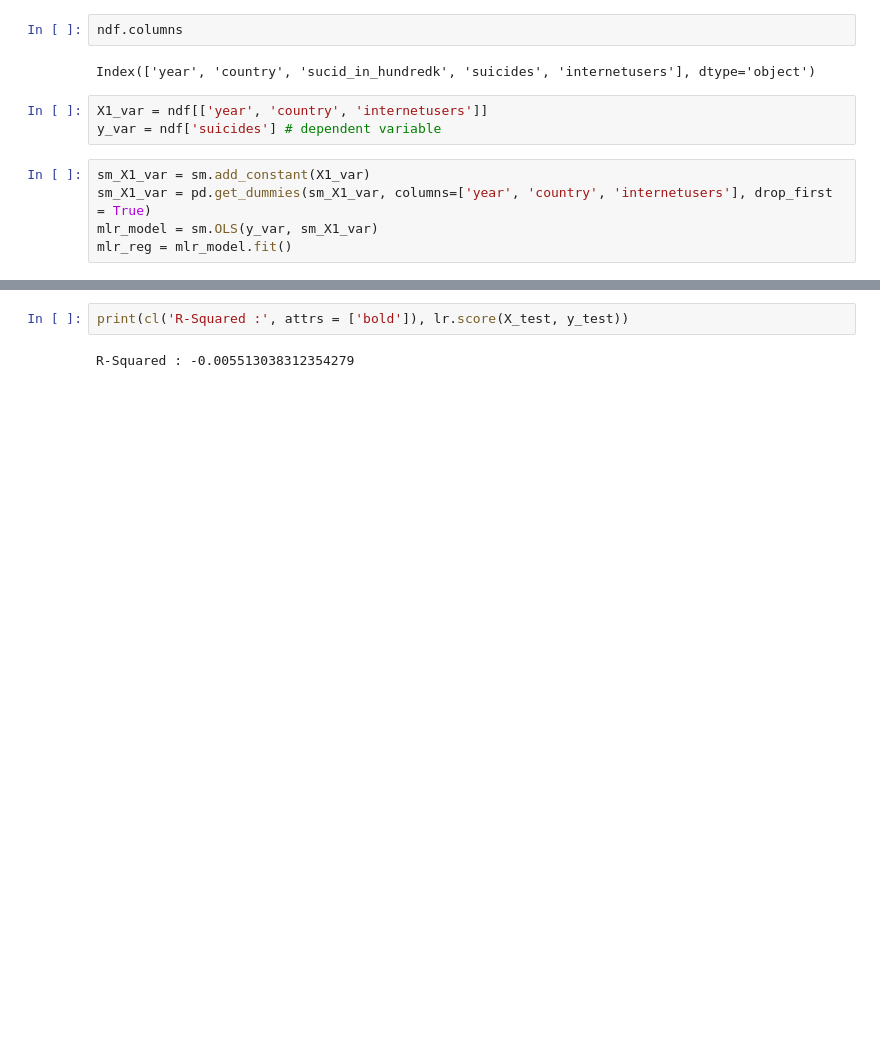
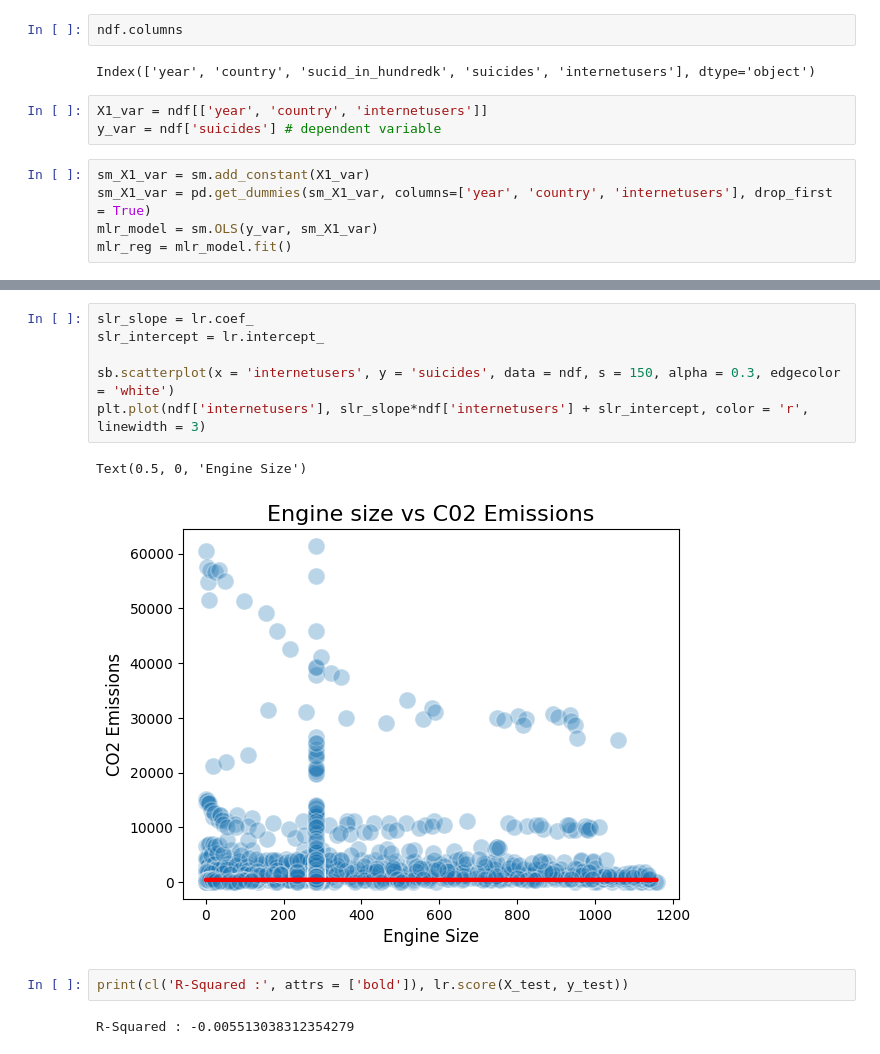
Before and after one commit to sujilkumarkm/desertion_dkit_msc_2022_sep, a Jupyter notebook: notebooks/dessertation_suicide_mlr_models.ipynb, the cells around one changed output, grey strips where cells are left out. Drawn from its saved outputs; the diff is of its cells as text; blank space fills up the shorter version.

```diff
--- a/notebooks/dessertation_suicide_mlr_models.ipynb
+++ b/notebooks/dessertation_suicide_mlr_models.ipynb
@@ -198,4 +200,13 @@ plt.legend(loc = 'upper left', fontsize = 13)
 [figure]
+# %%
+slr_slope = lr.coef_
+slr_intercept = lr.intercept_
+
+sb.scatterplot(x = 'internetusers', y = 'suicides', data = ndf, s = 150, alpha = 0.3, edgecolor = 'white')
+plt.plot(ndf['internetusers'], slr_slope*ndf['internetusers'] + slr_intercept, color = 'r', linewidth = 3)
+# %% [output]
+Text(0.5, 0, 'Engine Size')
+[figure, added]
 # %%
 print(cl('R-Squared :', attrs = ['bold']), lr.score(X_test, y_test))
 # %% [output]
```
Also changed, not shown: parts of 4 cells of this notebook, 3 other files.
